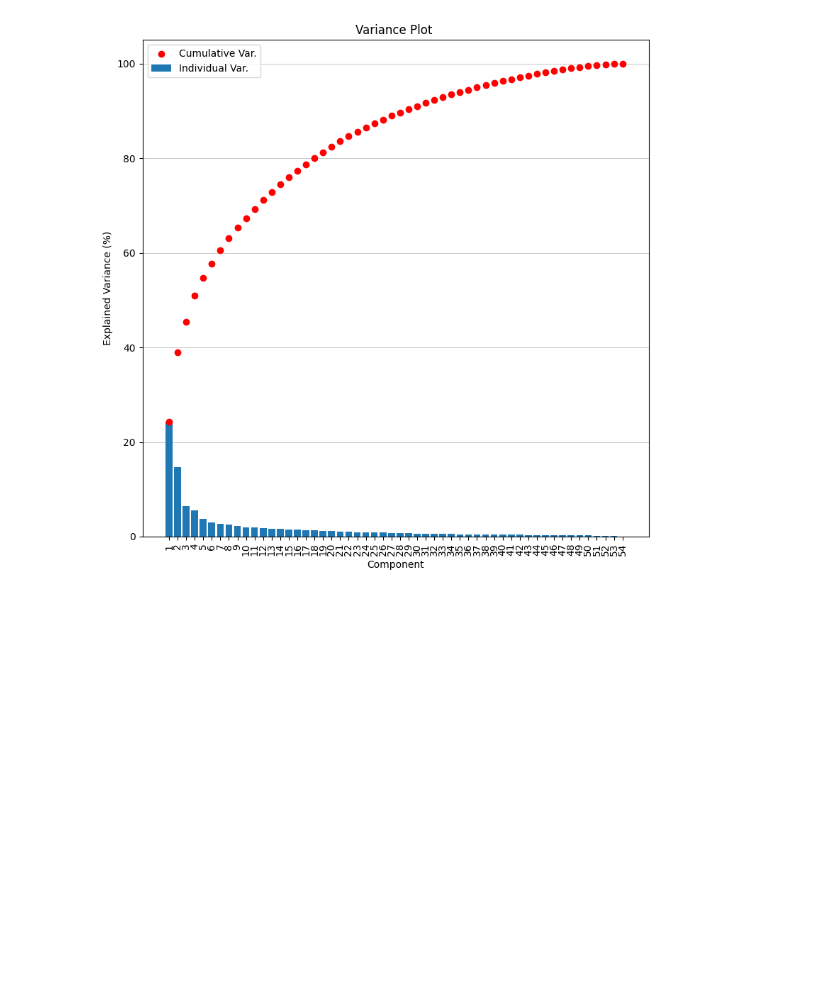
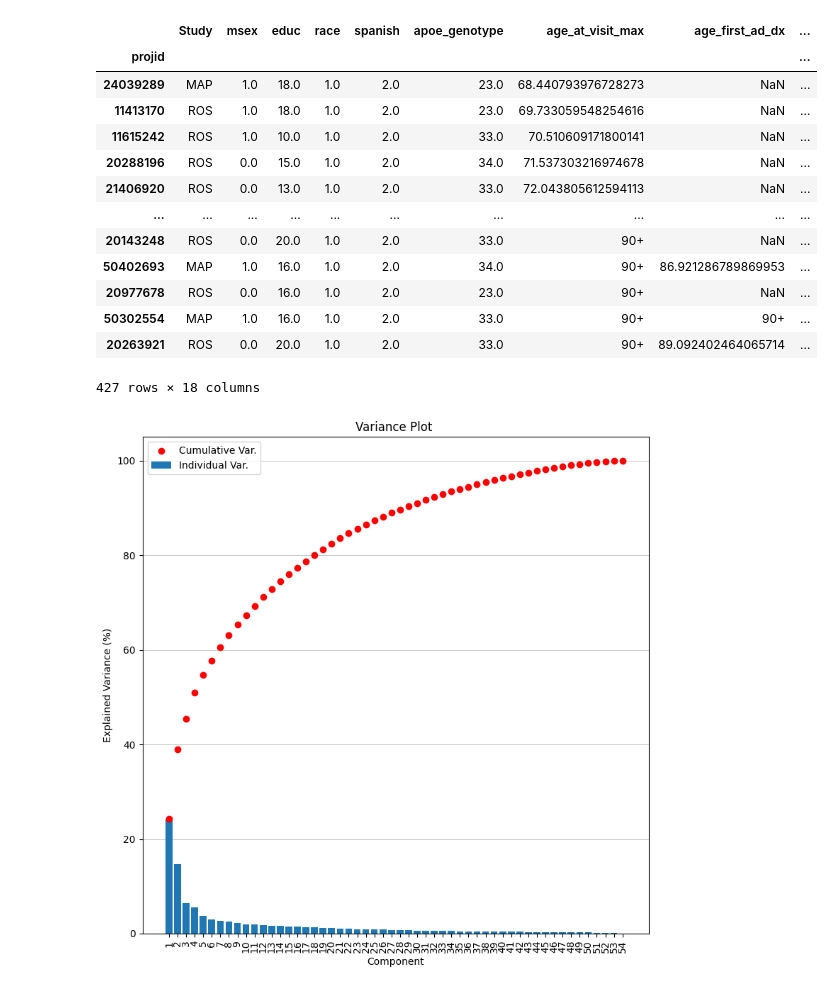
Before and after one commit to LuminousCodeGH/bsc-thesis-scripts, a Jupyter notebook: regress_out_correlation.ipynb, the cells around one changed output. Cells and saved outputs as stored; diff of their text form; code cells hidden in the pictures; blank space fills up the shorter version.

```diff
--- a/regress_out_correlation.ipynb
+++ b/regress_out_correlation.ipynb
@@ -13,6 +13,23 @@ from plotmodules.norm_plots import *
 CT_COUNTS_META_PATH = 'ct_counts_public_meta.h5ad'
 
 ct_counts_metadata = ad.read_h5ad(CT_COUNTS_META_PATH)
+# %%
+ct_counts_metadata.obs.sort_values('age_at_visit_max')
+# %% [output]
+|  | Study | msex | educ | race | spanish | apoe_genotype | age_at_visit_max | age_first_ad_dx | ... |
+| projid |  |  |  |  |  |  |  |  | ... |
+| 24039289 | MAP | 1.0 | 18.0 | 1.0 | 2.0 | 23.0 | 68.440793976728273 | NaN | ... |
+| 11413170 | ROS | 1.0 | 18.0 | 1.0 | 2.0 | 23.0 | 69.733059548254616 | NaN | ... |
+| 11615242 | ROS | 1.0 | 10.0 | 1.0 | 2.0 | 33.0 | 70.510609171800141 | NaN | ... |
+| 20288196 | ROS | 0.0 | 15.0 | 1.0 | 2.0 | 34.0 | 71.537303216974678 | NaN | ... |
+| 21406920 | ROS | 0.0 | 13.0 | 1.0 | 2.0 | 33.0 | 72.043805612594113 | NaN | ... |
+| ... | ... | ... | ... | ... | ... | ... | ... | ... | ... |
+| 20143248 | ROS | 0.0 | 20.0 | 1.0 | 2.0 | 33.0 | 90+ | NaN | ... |
+| 50402693 | MAP | 1.0 | 16.0 | 1.0 | 2.0 | 34.0 | 90+ | 86.921286789869953 | ... |
+| 20977678 | ROS | 0.0 | 16.0 | 1.0 | 2.0 | 23.0 | 90+ | NaN | ... |
+| 50302554 | MAP | 1.0 | 16.0 | 1.0 | 2.0 | 33.0 | 90+ | 90+ | ... |
+| 20263921 | ROS | 0.0 | 20.0 | 1.0 | 2.0 | 33.0 | 90+ | 89.092402464065714 | ... |
+427 rows × 18 columns
 # %%
 pp = Preprocessor()
 pp.show_pca(ct_counts_metadata)
```
Also changed, not shown: parts of 5 cells of this notebook.
